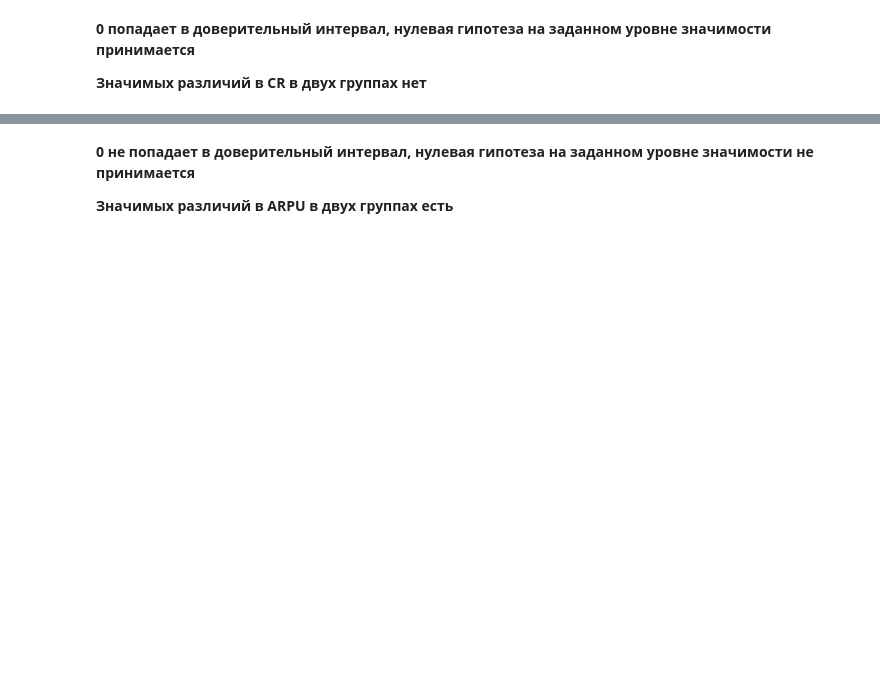
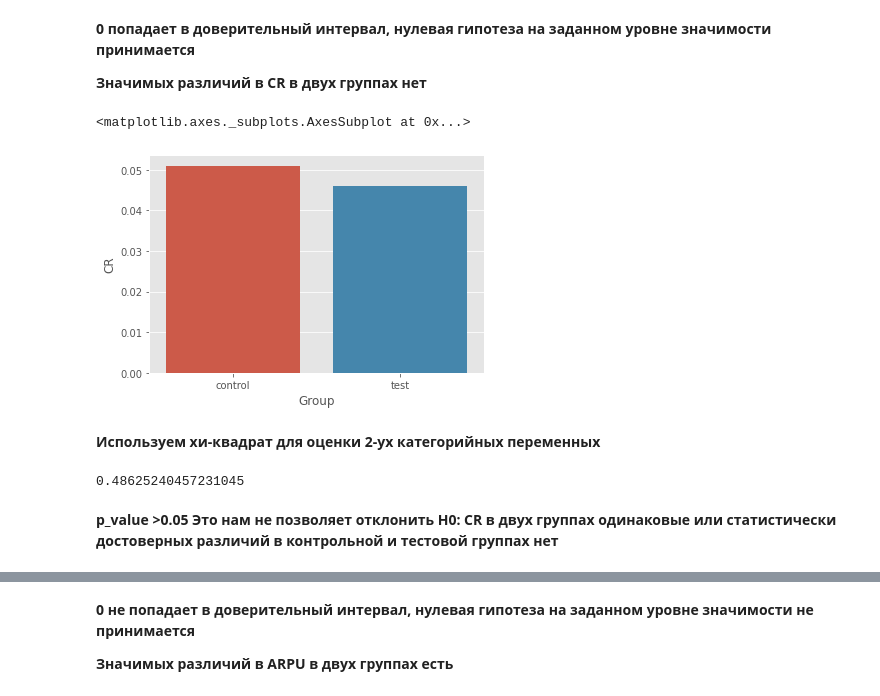
Before and after one commit to Olegpirat/karpov_courses, a Jupyter notebook: Final_project.ipynb, the cells around one changed output, grey strips where cells are left out. Saved outputs shown, nothing was run; the diff lists cells and outputs as text; code cells hidden in the pictures; blank space fills up the shorter version.

```diff
--- a/Final_project.ipynb
+++ b/Final_project.ipynb
@@ -534,3 +535,12 @@ get_bootstrap(a_act.paid, b_act.paid, statistic = func)
 **0 попадает в доверительный интервал, нулевая гипотеза на заданном уровне значимости принимается**
 
 **Значимых различий в CR в двух группах нет**
+# %%
+CR_bar = pd.DataFrame({"Group":['control','test'],
+                                  "CR":[CR_a,CR_b]})
+sns.barplot(data = CR_bar, x = "Group", y = "CR")
+# %% [output]
+<matplotlib.axes._subplots.AxesSubplot at 0x...>
+[figure, added]
+# %% [markdown]
+**Используем хи-квадрат для оценки 2-ух категорийных переменных**
@@ -537,3 +556,9 @@ get_bootstrap(a_act.paid, b_act.paid, statistic = func)
+# %%
+p
+# %% [output]
+0.48625240457231045
+# %% [markdown]
+**p_value >0.05 Это нам не позволяет отклонить H0: CR в двух группах одинаковые или статистически достоверных различий в контрольной и тестовой группах нет**
 # %%
 get_bootstrap(a_act.rev, b_act.rev)
 # %% [output]
```
Also changed, not shown: parts of 11 cells of this notebook, 2 other files.
